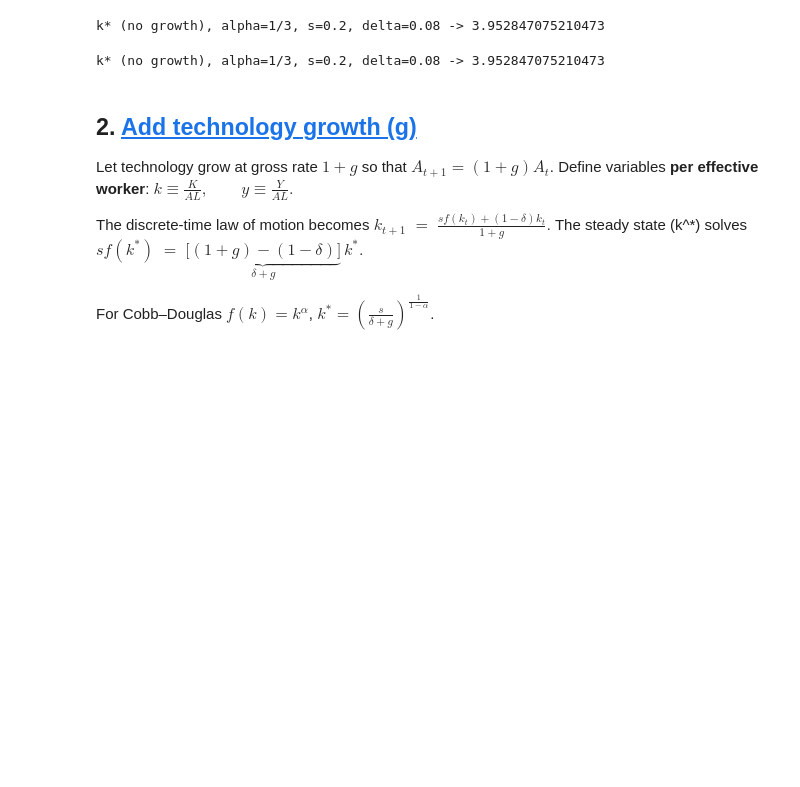
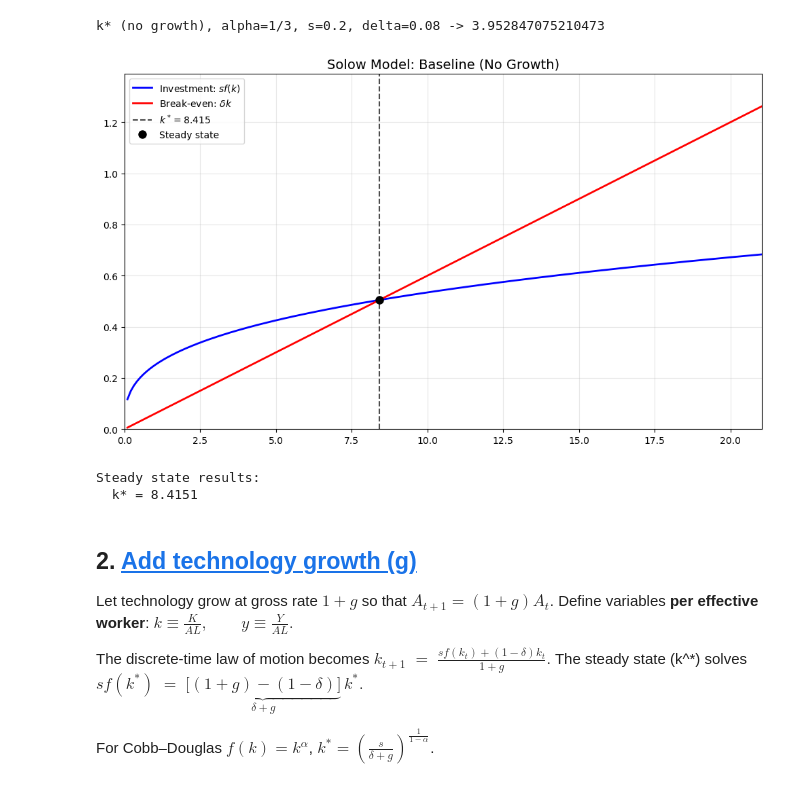
Before and after one commit to fgv916/ProgEconFgv916, a Jupyter notebook: PS5_ftv/Problem_Set_5_Solow.ipynb, the cells around one changed output. Cells and saved outputs as stored; diff of their text form; code cells hidden in the pictures; blank space fills up the shorter version.

```diff
--- a/PS5_ftv/Problem_Set_5_Solow.ipynb
+++ b/PS5_ftv/Problem_Set_5_Solow.ipynb
@@ -79,10 +79,55 @@ print("k* (no growth), alpha=1/3, s=0.2, delta=0.08 ->", k_star_no_growth(1/3, 0
 # %% [output]
 k* (no growth), alpha=1/3, s=0.2, delta=0.08 -> 3.952847075210473
 # %%
-import runpy #
-_ = runpy.run_module("A1", run_name="__main__");  # no big dict printed
+# A1: Plot steady state diagram for baseline Solow model (no growth)
+
+# Use parameters from above
+alpha = params['alpha']
+s = params['s']
+delta = params['delta']
+
+# Calculate steady state
+k_star = k_star_no_growth(alpha, s, delta)
+
+# Create k range for plotting
+k_max = k_star * 2.5  # Plot beyond steady state
+k_range = np.linspace(0.1, k_max, 200)
+
+# Calculate curves
+investment_curve = s * f(k_range, alpha)  # s * k^alpha
+depreciation_line = delta * k_range       # delta * k
+
+# Create plot
+fig, ax = plt.subplots(figsize=(10, 6))
+
+# Plot curves
+ax.plot(k_range, investment_curve, 'b-', linewidth=2,
+        label=f'Investment: $sf(k)$')
+ax.plot(k_range, depreciation_line, 'r-', linewidth=2,
+        label=f'Break-even: $\\delta k $')
+
+# Mark steady state
+ax.axvline(k_star, color='black', linestyle='--', alpha=0.7,
+           label=f'$k^* = {k_star:.3f}$')
+ax.plot(k_star, s * f(k_star, alpha), 'ko', markersize=8, label='Steady state')
+
+# Formatting
+ax.set_title('Solow Model: Baseline (No Growth)', fontsize=14)
+ax.legend()
+ax.grid(True, alpha=0.3)
+ax.set_xlim(0, k_max)
+ax.set_ylim(0, max(investment_curve.max(), depreciation_line.max()) * 1.1)
+
+plt.tight_layout()
+plt.show()
+
+# # Print results
+print(f"Steady state results:")
+print(f"  k* = {k_star:.4f}")
 # %% [output]
+[figure, added]
-k* (no growth), alpha=1/3, s=0.2, delta=0.08 -> 3.952847075210473
+Steady state results:
+  k* = 8.4151
 # %% [markdown]
 
 ## 2. <a id='toc2_'></a>[Add technology growth \(g\)](#toc0_)
```
Also changed, not shown: parts of 6 cells of this notebook.
